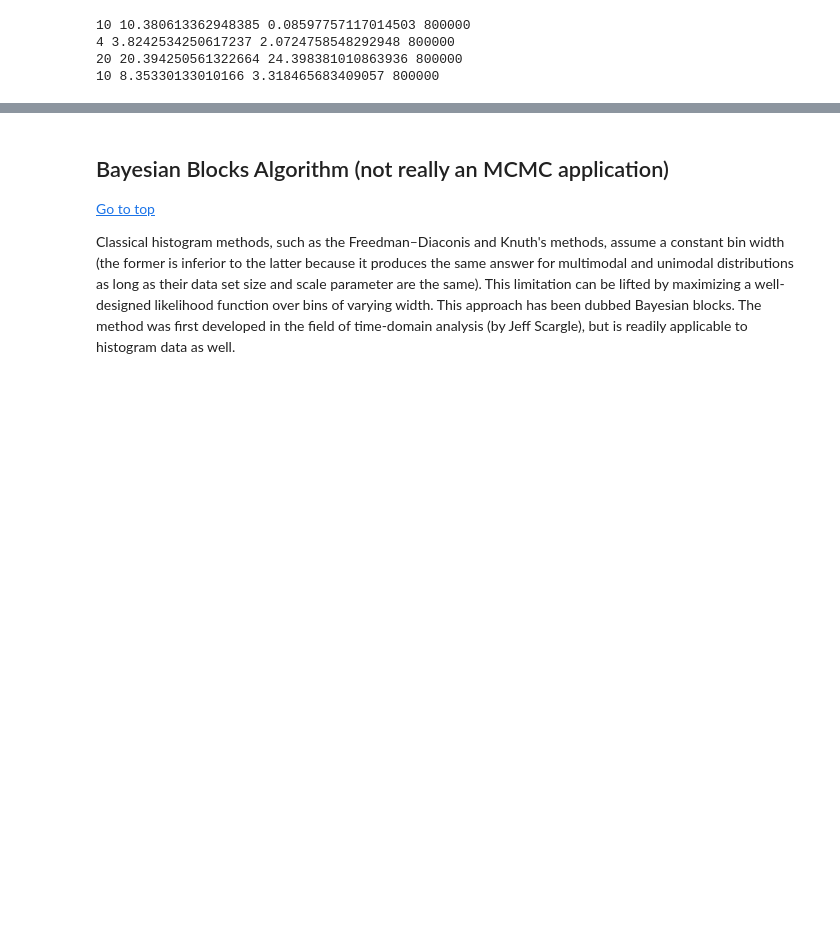
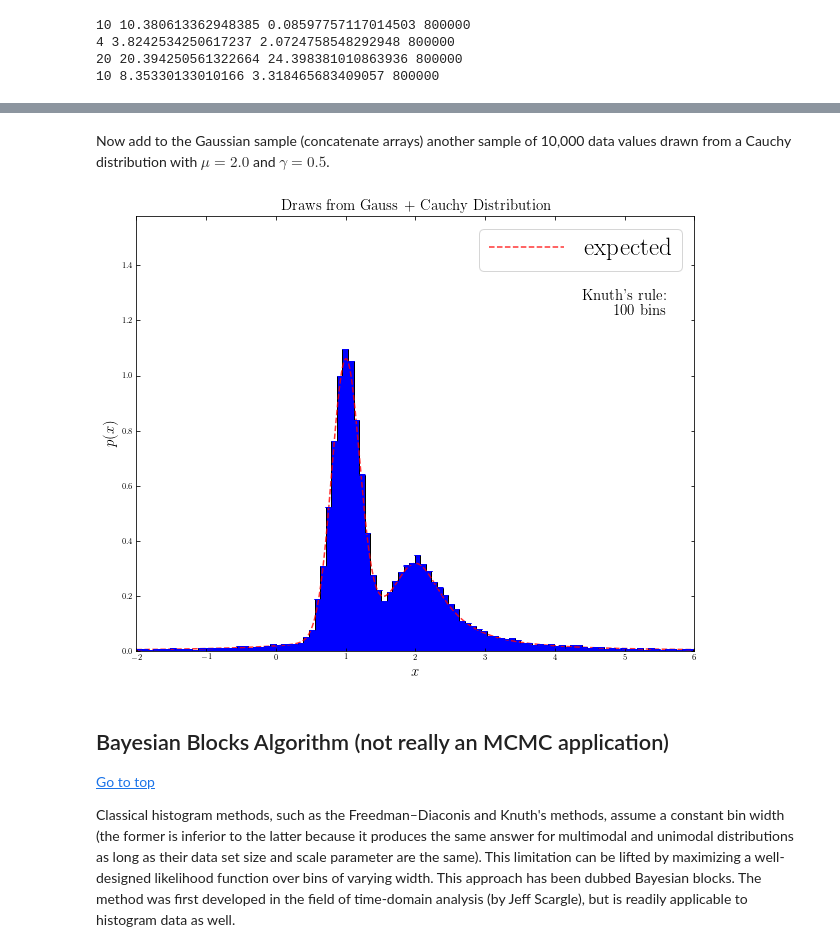
Before and after one commit to ivezic/RBI2023, a Jupyter notebook: notebooks/Lecture6.ipynb, the cells around one changed output, grey strips where cells are left out. Cells and saved outputs as stored; diff of their text form; code cells hidden in the pictures; blank space fills up the shorter version.

```diff
--- a/notebooks/Lecture6.ipynb
+++ b/notebooks/Lecture6.ipynb
@@ -400,3 +464,50 @@ and when the model is too complex, the variance will be high (over-fitting).
+# %% [markdown]
+
+Now add to the Gaussian sample (concatenate arrays) another sample of 10,000 data values drawn from a Cauchy distribution with $\mu=2.0$ and $\gamma=0.5$.
+# %%
+# draw k=10,000 numbers from N(mu=1.0, sigma=0.2)
+# and another k=10,000 numbers from Cauchy(mu=2.0, sigma=0.5)
+np.random.seed(42)
+k1 = 10000
+mu = 1.0
+sigma = 0.2
+xDataG = norm(mu, sigma).rvs(k1)
+k2 = 10000
+mu2 = 2.0
+gamma = 0.5
+from scipy.stats import cauchy
+xDataC = cauchy(mu2, gamma).rvs(k2)
+xDataC = xDataC[(xDataC > -2) & (xDataC < 6)]
+k = k1 + k2
+xData = np.concatenate((xDataG, xDataC), axis=0)
+
+# expected distribution
+xGrid = np.linspace(-2, 6, 1000)
+gaussL = norm(mu, sigma).pdf(xGrid)
+cauchyL = cauchy(mu2, gamma).pdf(xGrid)
+expectedD = (k1*gaussL + k2*cauchyL)/k
+
+
+## now plot the histogram of values
+fig, ax = plt.subplots(figsize=(10, 8))
+plt.plot(xGrid, expectedD, ls='--', c='red', label='expected', alpha = 0.8)
+
+# histogram the data
+# the following line is from the lecture, with the bin size set by hand
+# ax.hist(xData, bins=np.linspace(0.0, 2.0, 100), histtype='stepfilled', alpha=0.5, normed=True)
+# and this function calls the fancy code from astroML:
+plot_fancy_histogram('knuth', xData, 'Knuth\'s rule', ax=ax)
+
+plt.xlim(-2.0, 6.0)
+yMax = 1.2/k * (k1/ np.sqrt(2*3.14) / sigma + k2/ 3.14 / gamma)
+plt.ylim(0, yMax)
+plt.xlabel('$x$', fontsize=15)
+plt.ylabel(r'$p(x)$', fontsize=15)
+plt.title('Draws from Gauss + Cauchy Distribution', fontsize=15)
+plt.legend(fontsize=25)
+plt.show()
+# %% [output]
+[figure, added]
 # %% [markdown]
 ##  Bayesian Blocks Algorithm (not really an MCMC application) <a id='MS2mcmc'></a>
 [Go to top](#toc)
```
Also changed, not shown: parts of 23 cells of this notebook.
